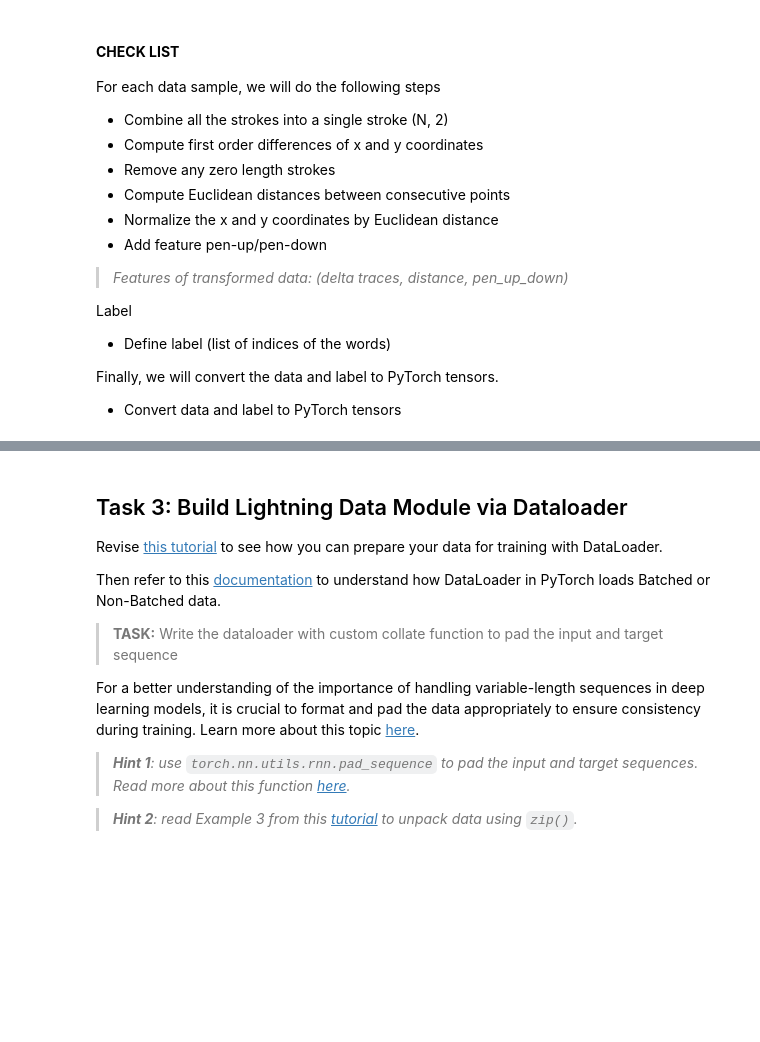
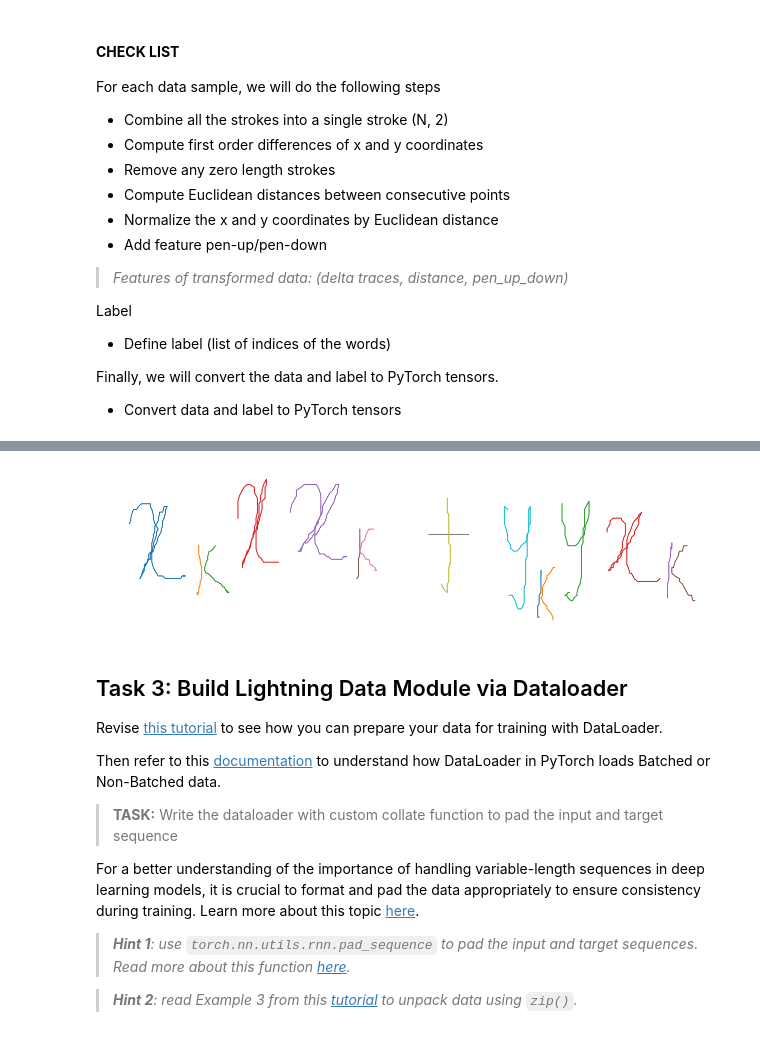
Before and after one commit to sleepysphere/Assigment_HME, a Jupyter notebook: Vo_Minh_Duy_Assignment_HME_recognition_ColabVersion.ipynb, the cells around one changed output, grey strips where cells are left out. Saved outputs shown, nothing was run; the diff lists cells and outputs as text; code cells hidden in the pictures; blank space fills up the shorter version.

Commit message:
Completed Inkml Dataset Class added feature_extraction

```diff
--- a/Vo_Minh_Duy_Assignment_HME_recognition_ColabVersion.ipynb
+++ b/Vo_Minh_Duy_Assignment_HME_recognition_ColabVersion.ipynb
@@ -612 +669,79 @@ class InkmlDataset(Dataset):
         return input_tensor, target_tensor, input_len, label_len
+# %%
+def feature_extraction(traces):
+    feature = np.empty(1)
+
+    # get lengths of each traces
+    trace_lengths = [len(trace) for trace in traces]
+
+    # cumulative sum of the lengths
+    cum_trace_lengths = np.cumsum(trace_lengths)
+
+    # number of points
+    n_points = cum_trace_lengths[-1]
+
+    # create pen-up/down features
+    pen_up_down_feature = np.zeros(n_points - 1)
+
+    pen_up_down_feature[cum_trace_lengths[:-1] - 1 ] = 1
+
+
+    # - Combine all the strokes into a single stroke (N, 2)
+    traces = np.concatenate(traces)
+
+    # - Compute first order differences of x and y coordinates
+    # deltas = np.diff(traces, axis=0)
+    deltas = traces[1:] - traces[:-1] # delta_x, delta_y
+
+    # print(deltas.shape) (3444, 2)
+    # shape of deltas?
+
+    # - Compute Euclidean distances between consecutive points
+    distances = np.sqrt( np.sum(deltas * deltas, axis=1) )
+
+    print (deltas.shape, distances.shape, pen_up_down_feature.shape)
+    # concatenate features
+    feature_concatenate = np.concatenate([deltas, distances[:, np.newaxis],
+                                          pen_up_down_feature[:,np.newaxis]], axis=1)
+    print(feature_concatenate.shape)
+    # - Remove any zero-length distances between points
+
+    # find index with zero-length distances
+    # print(np.where(feature_concatenate[:, 2]  == 0)[0].shape)
+
+    feature_without_zero_length = feature_concatenate[np.where(feature_concatenate[:, 2]  != 0)]
+    print(feature_without_zero_length.shape)
+
+    # feature_without_zero_length = np.delete(feature_concatenate, np.where(feature_concatenate[:, 2]  == 0)[0], axis=0)
+    # print(feature_without_zero_length.shape)
+
+
+    # - Normalize the x and y coordinates by Euclidean distance
+    # (delta_x/d, delta_y/d, d, pen_up)
+    feature_normalized = feature_without_zero_length.copy()
+    # feature_normalized[:, 0] /= feature_without_zero_length[:, 2]
+    # feature_normalized[:, 1] /= feature_without_zero_length[:, 2]
+    feature_normalized[:, :2] /= feature_without_zero_length[:, 2][:, np.newaxis] # broadcasting (3444, 2) / (3444, 1)
+    feature = feature_normalized
+    # print(feature_normalized[:20, :])
+
+    return feature
+
+
+# test code for feature extraction
+
+
+inkml_path = 'dataset/crohme2019/crohme2019/valid/18_em_0.inkml'
+ink = Inkml(inkml_path)
+ink.view()
+
+traces = ink.getTraces()
+feature = feature_extraction(traces)
+
+
+import numpy.testing as npt
+assert feature.shape == (614, 4)
+npt.assert_allclose(feature[:, :3].mean(axis=0), np.array([ 0.17677799,  0.29519369, 11.35540311]))
+npt.assert_allclose(feature[:,:3].var(axis=0), np.array([3.75390418e-01, 5.06219812e-01, 4.19017361e+02])
+)
+# %% [output]
@@ -613,3 +751,4 @@ class InkmlDataset(Dataset):
+[figure, added]
 # %% [markdown]
 ## Task 3: Build Lightning Data Module via Dataloader
 
```
Also changed, not shown: parts of 8 cells of this notebook.
